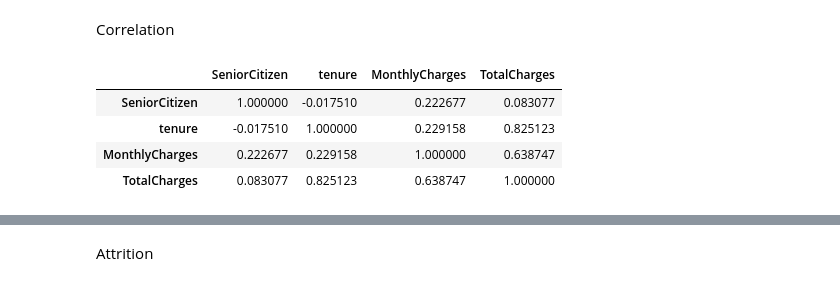
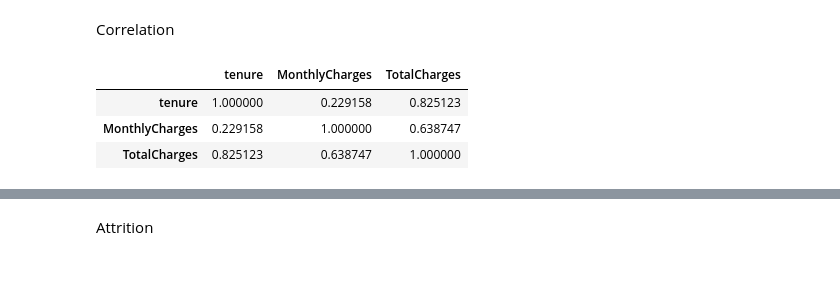
Before and after one commit to SammyOngaya/qml, a Jupyter notebook: qml/Notebooks/Telco-Customer-Churn.ipynb, the cells around one changed output, grey strips where cells are left out. Cells and saved outputs as stored; diff of their text form; code cells hidden in the pictures.

```diff
--- a/qml/Notebooks/Telco-Customer-Churn.ipynb
+++ b/qml/Notebooks/Telco-Customer-Churn.ipynb
@@ -133,14 +131,13 @@ df.describe()
 # %% [markdown]
 Correlation
 # %%
-df_correlation=df.corr()
+df_correlation=df[['tenure','MonthlyCharges','TotalCharges']].corr()
 df_correlation
 # %% [output]
-|  | SeniorCitizen | tenure | MonthlyCharges | TotalCharges |
-| SeniorCitizen | 1.000000 | -0.017510 | 0.222677 | 0.083077 |
-| tenure | -0.017510 | 1.000000 | 0.229158 | 0.825123 |
-| MonthlyCharges | 0.222677 | 0.229158 | 1.000000 | 0.638747 |
-| TotalCharges | 0.083077 | 0.825123 | 0.638747 | 1.000000 |
+|  | tenure | MonthlyCharges | TotalCharges |
+| tenure | 1.000000 | 0.229158 | 0.825123 |
+| MonthlyCharges | 0.229158 | 1.000000 | 0.638747 |
+| TotalCharges | 0.825123 | 0.638747 | 1.000000 |
 # %%
 churn_correlation_df=px.imshow(df_correlation)
 churn_correlation_df.update_layout(legend=dict(yanchor="top",y=0.95,xanchor="left",x=0.40),autosize=True,margin=dict(t=0,b=0,l=0,r=0))
```
Also changed, not shown: parts of 10 cells of this notebook.
